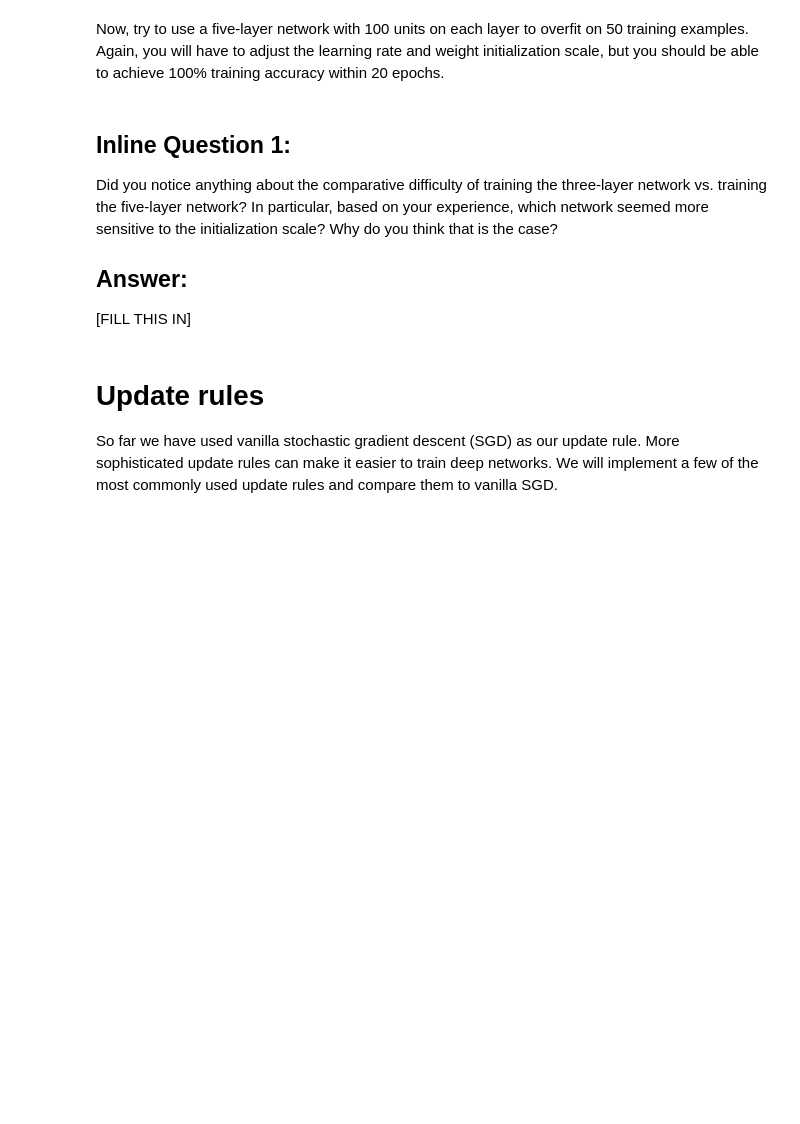
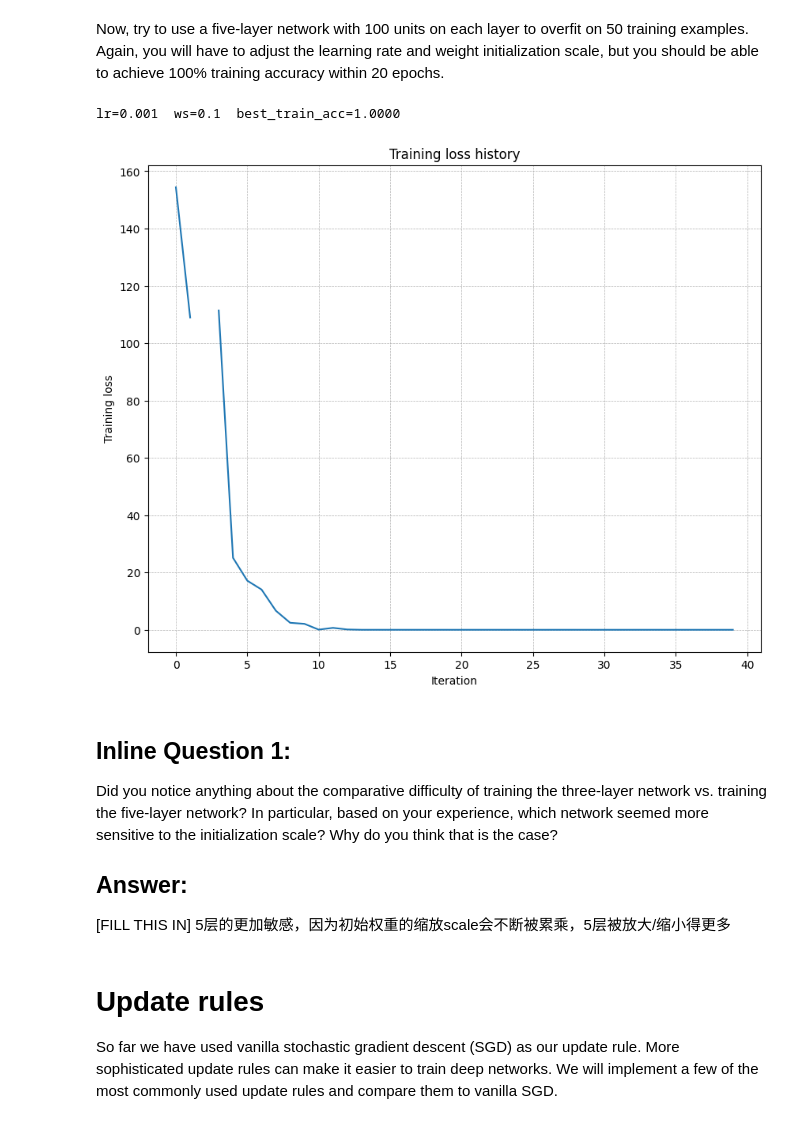
Before and after one commit to Kiameow/cs231n, a Jupyter notebook: assignment1/FullyConnectedNets.ipynb, the cells around one changed output. Drawn from its saved outputs; the diff is of its cells as text; code cells hidden in the pictures; blank space fills up the shorter version.

Commit message:
submit Assignment1 Q4 FullyConnectedNets

```diff
--- a/assignment1/FullyConnectedNets.ipynb
+++ b/assignment1/FullyConnectedNets.ipynb
@@ -136,47 +179,64 @@ Now, try to use a five-layer network with 100 units on each layer to overfit on
 # %%
 # TODO: Use a five-layer Net to overfit 50 training examples by
 # tweaking just the learning rate and initialization scale.
 
 num_train = 50
 small_data = {
   'X_train': data['X_train'][:num_train],
   'y_train': data['y_train'][:num_train],
   'X_val': data['X_val'],
   'y_val': data['y_val'],
 }
 
-learning_rate = 2e-3  # Experiment with this!
-weight_scale = 1e-5   # Experiment with this!
+learning_rate = [1e-3]  # Experiment with this!
+weight_scale = [1e-1]   # Experiment with this!
 
+best_train_acc = 0
+best_model = None
+best_solver = None
+for lr in learning_rate:
+    for ws in weight_scale:
 
-model = FullyConnectedNet(
-    [100, 100, 100, 100],
-    weight_scale=weight_scale,
-    dtype=np.float64
-)
-solver = Solver(
-    model,
-    small_data,
-    print_every=10,
-    num_epochs=20,
-    batch_size=25,
-    update_rule='sgd',
-    optim_config={'learning_rate': learning_rate},
-)
-solver.train()
+        model = FullyConnectedNet(
+            [100, 100, 100, 100],
+            weight_scale=ws,
+            dtype=np.float64
+        )
+        solver = Solver(
+            model,
+            small_data,
+            print_every=10,
+            num_epochs=20,
+            batch_size=25,
+            update_rule='sgd',
+            optim_config={'learning_rate': lr},
+            verbose=False
+        )
+        solver.train()
 
-plt.plot(solver.loss_history)
+        train_acc = max(solver.train_acc_history)
+        print(f'lr={lr:g}  ws={ws:g}  'f'best_train_acc={train_acc:.4f}')
+
+        if train_acc > best_train_acc:
+            best_train_acc = train_acc
+            best_solver = solver
+
+plt.plot(best_solver.loss_history)
 plt.title('Training loss history')
 plt.xlabel('Iteration')
 plt.ylabel('Training loss')
 plt.grid(linestyle='--', linewidth=0.5)
 plt.show()
+# %% [output]
+lr=0.001  ws=0.1  best_train_acc=1.0000
+[figure, added]
 # %% [markdown]
 ## Inline Question 1:
 Did you notice anything about the comparative difficulty of training the three-layer network vs. training the five-layer network? In particular, based on your experience, which network seemed more sensitive to the initialization scale? Why do you think that is the case?
 
 ## Answer:
 [FILL THIS IN]
+5层的更加敏感，因为初始权重的缩放scale会不断被累乘，5层被放大/缩小得更多
 # %% [markdown]
 # Update rules
 So far we have used vanilla stochastic gradient descent (SGD) as our update rule. More sophisticated update rules can make it easier to train deep networks. We will implement a few of the most commonly used update rules and compare them to vanilla SGD.
```
Also changed, not shown: parts of 9 cells of this notebook, 2 other files.
